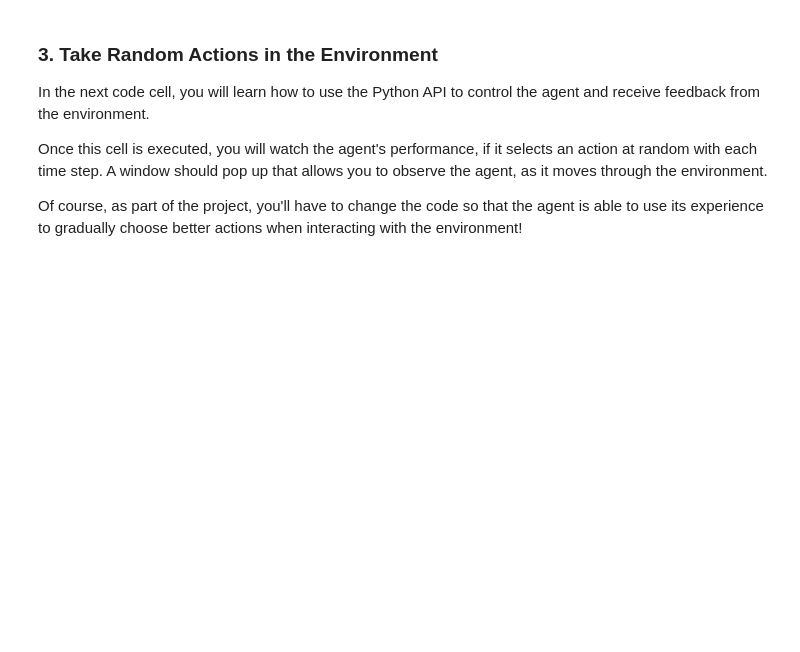
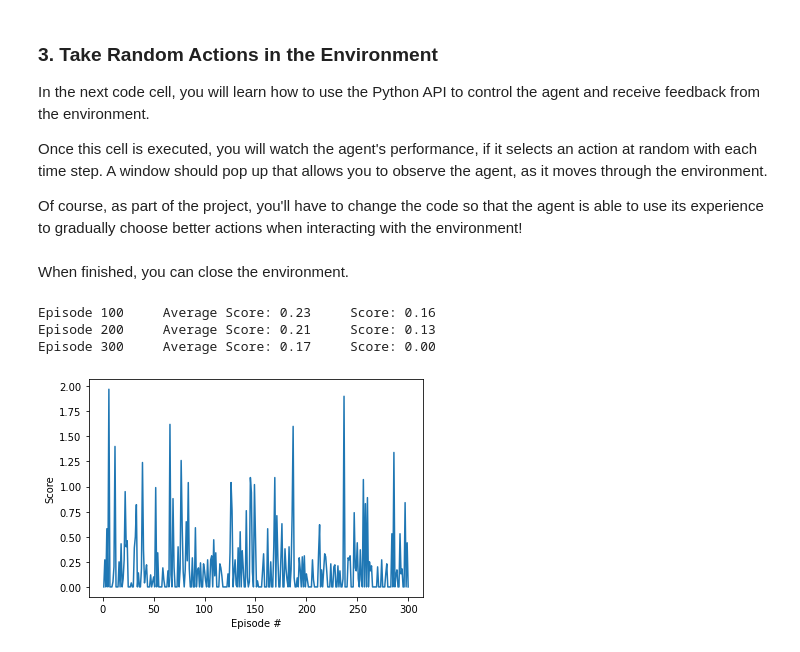
Before and after one commit to dwight-foster/DRLND_CONTINUOUS_CONTROl, a Jupyter notebook: Continuous_Control.ipynb, the cells around one changed output. Cells and saved outputs as stored; diff of their text form; code cells hidden in the pictures; blank space fills up the shorter version.

```diff
--- a/Continuous_Control.ipynb
+++ b/Continuous_Control.ipynb
@@ -106,3 +106,54 @@ In the next code cell, you will learn how to use the Python API to control the a
 Once this cell is executed, you will watch the agent's performance, if it selects an action at random with each time step.  A window should pop up that allows you to observe the agent, as it moves through the environment.
 
 Of course, as part of the project, you'll have to change the code so that the agent is able to use its experience to gradually choose better actions when interacting with the environment!
+# %% [markdown]
+When finished, you can close the environment.
+# %%
+import torch
+from ddpg_agent import Agent
+agent = Agent(state_size=states.shape[1], action_size=brain.vector_action_space_size, random_seed=10)
+from collections import deque
+def ddpg(n_episodes=300, max_t=1000):
+    scores_deque = deque(maxlen=100)
+    scores = []
+    max_score = -np.Inf
+    for i_episode in range(1, n_episodes+1):
+        agent.reset()
+        env_info = env.reset(train_mode=True)[brain_name]     # reset the environment
+        state = env_info.vector_observations
+        score = 0
+        for t in range(max_t):
+            action = agent.act(state)# all actions between -1 and 1
+            env_info = env.step(action)[brain_name] # send all actions to tne environment
+            next_state = env_info.vector_observations         # get next state (for each agent)
+            reward = env_info.rewards                         # get reward (for each agent)
+            done = env_info.local_done
+            agent.step(state, action, reward, next_state, done)
+            state = next_state
+
+            score += reward[0]
+            if np.any(done):
+
+                break
+        scores_deque.append(score)
+        scores.append(score)
+        print('\rEpisode {}\tAverage Score: {:.2f}\tScore: {:.2f}'.format(i_episode, np.mean(scores_deque), score), end="")
+        if i_episode % 100 == 0:
+            torch.save(agent.actor_local.state_dict(), 'checkpoint_actor.pth')
+            torch.save(agent.critic_local.state_dict(), 'checkpoint_critic.pth')
+            print('\rEpisode {}\tAverage Score: {:.2f}'.format(i_episode, np.mean(scores_deque)))
+    return scores
+
+scores = ddpg()
+
+fig = plt.figure()
+ax = fig.add_subplot(111)
+plt.plot(np.arange(1, len(scores)+1), scores)
+plt.ylabel('Score')
+plt.xlabel('Episode #')
+plt.show()
+# %% [output]
+Episode 100     Average Score: 0.23     Score: 0.16
+Episode 200     Average Score: 0.21     Score: 0.13
+Episode 300     Average Score: 0.17     Score: 0.00
+[figure, added]
```
Also changed, not shown: parts of 8 cells of this notebook.
